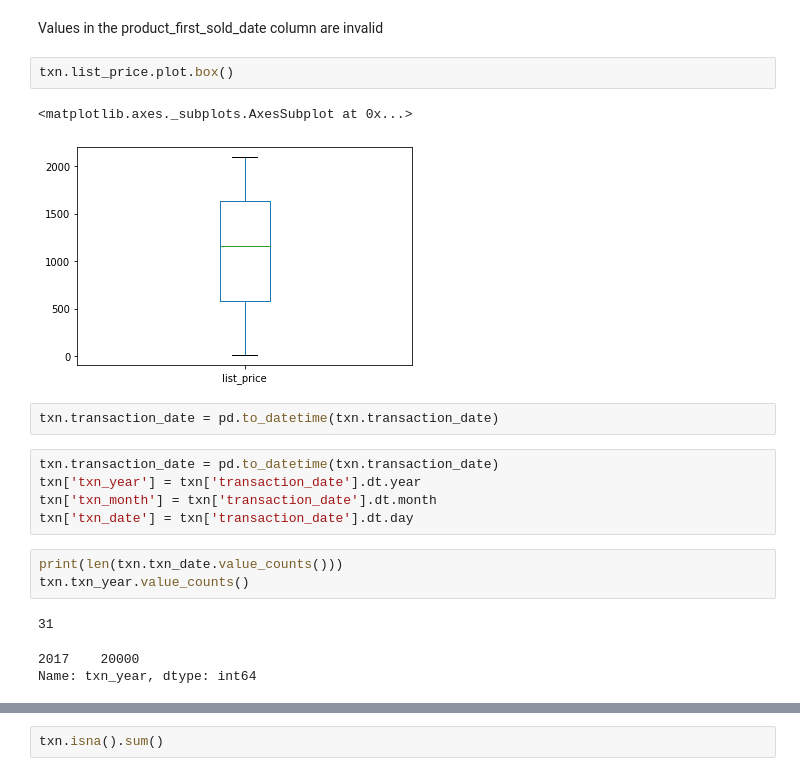
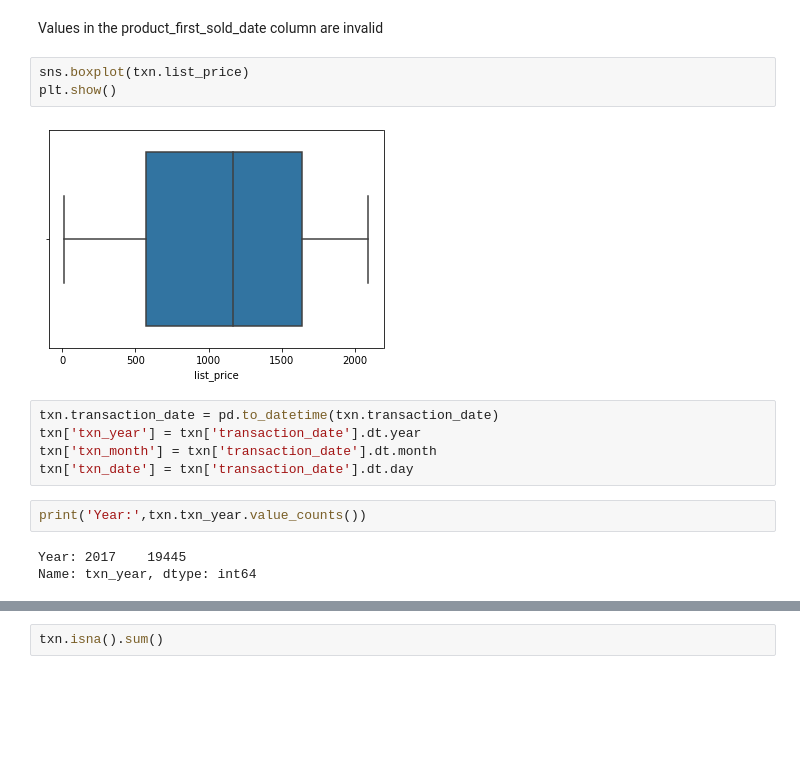
Before and after one commit to GaikwadChinmay/KPMG-Virtual-Internship, a Jupyter notebook: KPMG_Virtual_Internship.ipynb, the cells around one changed output, grey strips where cells are left out. Drawn from its saved outputs; the diff is of its cells as text; blank space fills up the shorter version.

```diff
--- a/KPMG_Virtual_Internship.ipynb
+++ b/KPMG_Virtual_Internship.ipynb
@@ -144,22 +132,18 @@ txn[float_cols].describe()
 # %% [markdown]
 Values in the product_first_sold_date column are invalid
-# %%
-txn.list_price.plot.box()
-# %% [output]
-<matplotlib.axes._subplots.AxesSubplot at 0x...>
-[figure, removed]
-# %%
-txn.transaction_date = pd.to_datetime(txn.transaction_date)
+# %%
+sns.boxplot(txn.list_price)
+plt.show()
+# %% [output]
+[figure, added]
 # %%
 txn.transaction_date = pd.to_datetime(txn.transaction_date)
 txn['txn_year'] = txn['transaction_date'].dt.year
 txn['txn_month'] = txn['transaction_date'].dt.month
 txn['txn_date'] = txn['transaction_date'].dt.day
 # %%
-print(len(txn.txn_date.value_counts()))
-txn.txn_year.value_counts()
+print('Year:',txn.txn_year.value_counts())
 # %% [output]
-31
+Year: 2017    19445
+Name: txn_year, dtype: int64
-2017    20000
-Name: txn_year, dtype: int64
 # %%
```
Also changed, not shown: parts of 18 cells of this notebook.
